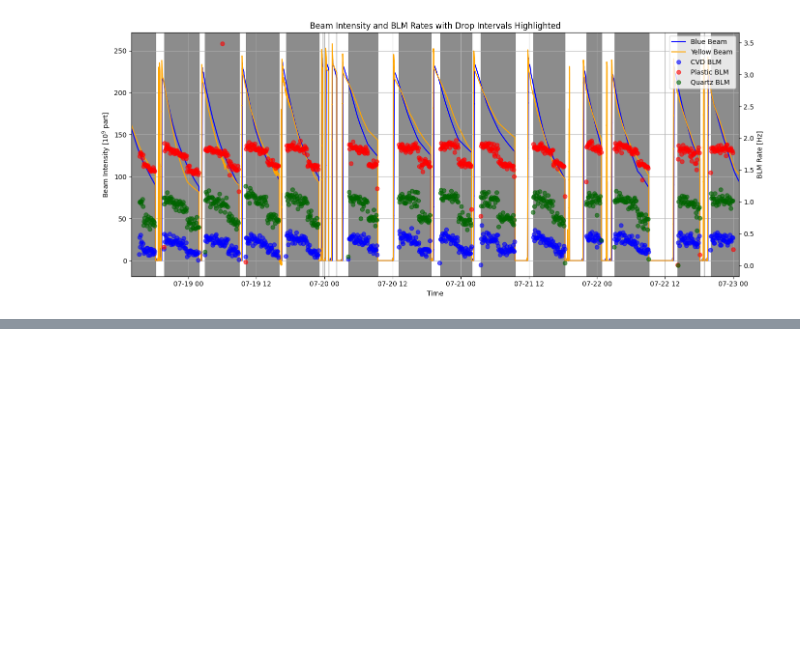
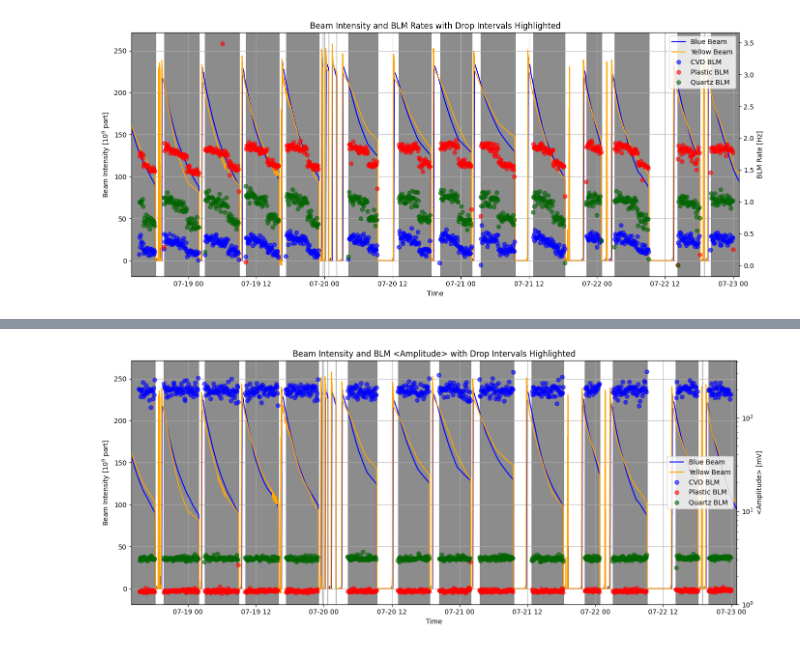
Before and after one commit to mohaas33/rhic_blm_daq, a Jupyter notebook: RHIC_BLM_2025_AuAu.ipynb, the cells around one changed output, grey strips where cells are left out. Drawn from its saved outputs; the diff is of its cells as text; code cells hidden in the pictures; blank space fills up the shorter version.

```diff
--- a/RHIC_BLM_2025_AuAu.ipynb
+++ b/RHIC_BLM_2025_AuAu.ipynb
@@ -744,8 +752,8 @@ for start, end in intervals:
 # Right Y-axis (ax2) — Rate per sec
 ax2 = ax1.twinx()
 
-for ch in counts['ch'].unique():
-    df_ch = counts[(counts['ch'] == ch) & (counts['rate_per_sec'] > 0)]
+for ch in combined['ch'].unique():
+    df_ch = combined[(combined['ch'] == ch) & (combined['rate_per_sec'] > 0)]
     ax2.plot(df_ch['timestamp'], df_ch['rate_per_sec'],
              label=ch_label[ch], marker='o', linestyle='', color=blm_col[ch], alpha=0.6)
 
@@ -768,3 +776,46 @@ plt.savefig(f"./Plots/stable_beam_intervals_{use_dates}.png", dpi=300)
 plt.show()
 # %% [output]
 [figure]
+# %%
+print(combined.head())
+fig, ax1 = plt.subplots(figsize=(7,3))
+start_time = pd.to_datetime("2025-07-18 14:00:00")
+end_time = pd.to_datetime("2025-07-23 01:00:00")
+
+# Left Y-axis (ax1) — Beam Current
+ax1.plot(df_current.index, df_current['bluDCCTtotal'], label='Blue Beam', color='blue')
+ax1.plot(df_current.index, df_current['yelDCCTtotal'], label='Yellow Beam', color='orange')
+ax1.set_ylabel(f'Beam Intensity [$10^{9}$ part]', color='black')
+
+# Highlight intervals on ax1
+for start, end in intervals:
+    ax1.axvspan(start, end, color='gray', alpha=0.9)
+
+# Right Y-axis (ax2) — Rate per sec
+ax2 = ax1.twinx()
+
+for ch in combined['ch'].unique():
+    df_ch = combined[(combined['ch'] == ch) & (combined['avg_peak_height'] > 0)]
+    ax2.plot(df_ch['timestamp'], 1000*df_ch['avg_peak_height'],
+             label=ch_label[ch], marker='o', linestyle='', color=blm_col[ch], alpha=0.6)
+
+ax2.set_ylabel('<Amplitude> [mV]', color='black')
+# Combine legends from both axes
+lines1, labels1 = ax1.get_legend_handles_labels()
+lines2, labels2 = ax2.get_legend_handles_labels()
+ax1.legend(lines1 + lines2, labels1 + labels2, loc='center right')
+
+ax1.set_xlim(start_time, end_time)
+ax2.set_xlim(start_time, end_time)
+
+ax2.set_yscale('log')
+
+# X-axis and Title
+ax1.set_xlabel("Time")
+plt.title("Beam Intensity and BLM <Amplitude> with Drop Intervals Highlighted")
+ax1.grid(True)
+
+plt.tight_layout()
+plt.savefig(f"./Plots/stable_beam_intervals_amp_{use_dates}.png", dpi=300)
+plt.show()
+# %% [output]
@@ -770,0 +828 @@ plt.show()
+[figure, added]
```
Also changed, not shown: parts of 11 cells of this notebook, 7 other files.
